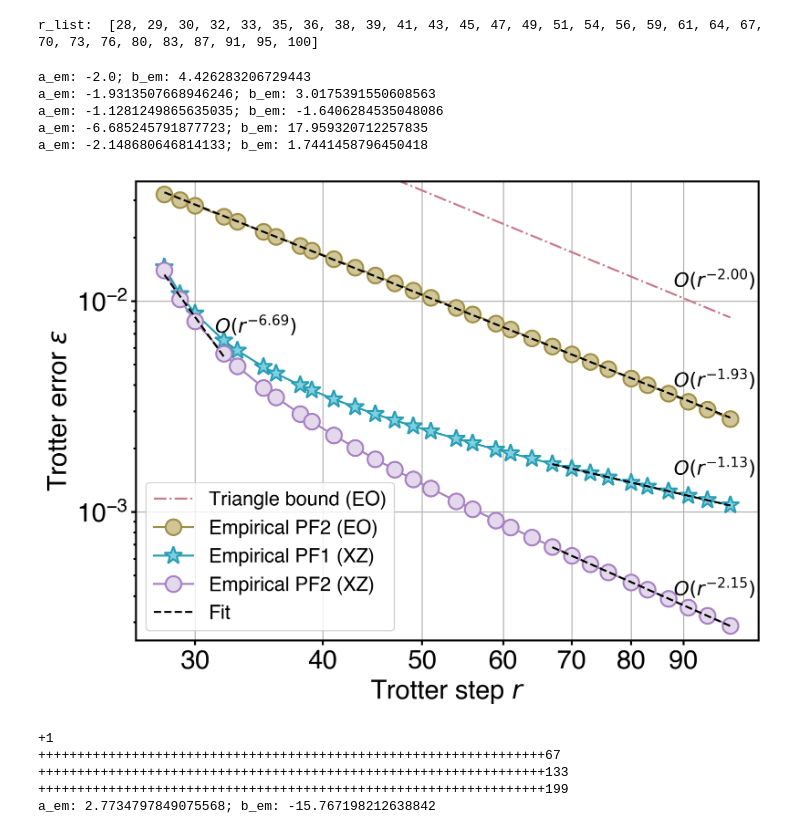
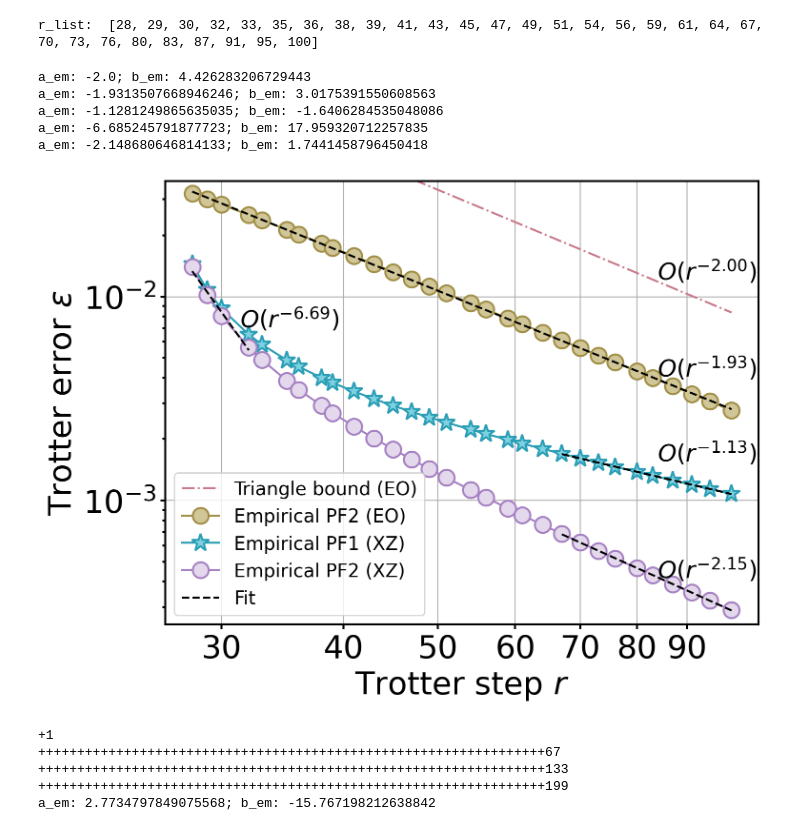
Before and after one commit to Jue-Xu/Interference-Trotter-Error, a Jupyter notebook: code/second_order.ipynb, the cells around one changed output. Saved outputs shown, nothing was run; the diff lists cells and outputs as text; code cells hidden in the pictures.

```diff
--- a/code/second_order.ipynb
+++ b/code/second_order.ipynb
@@ -55,29 +54,32 @@ for r in r_list:
 # %% [output]
 r_list:  [28, 29, 30, 32, 33, 35, 36, 38, 39, 41, 43, 45, 47, 49, 51, 54, 56, 59, 61, 64, 67, 70, 73, 76, 80, 83, 87, 91, 95, 100]
 # %%
+mpl.rcParams['lines.markersize'] = 12
+plt.rc('legend', fontsize=MEDIUM_SIZE-4)
+
 set_color_cycle(['#45A271FF', '#C87A8AFF', '#A29048FF', '#2A9EB5FF', '#A782C3FF'], 0.25)
 fig, ax = plt.subplots(1, 1)
-plot_fit(ax, r_list, data['bnd_eo2'], var='r', y_offset=1.4, x_offset=0.88, linewidth=0.01)
+plot_fit(ax, r_list, data['bnd_eo2'], var='r', y_offset=1.45, x_offset=0.84, linewidth=0.01)
 ax.plot(r_list, data['bnd_eo2'], '-.', label='Triangle bound (EO)')
 # ax.plot(r_list, data['bnd_xz2'], '--', label='Triangle bound (XZ)')
 # ax.plot(r_list, data['emp_eo1'], 'o-', label='Empirical PF1 (EO)')
 ax.plot(r_list, data['emp_eo2'], 'o-', label='Empirical PF2 (EO)')
 ax.plot(r_list, data['emp_xz1'], '*-', label='Empirical PF1 (XZ)', markersize=14)
 ax.plot(r_list, data['emp_xz2'], 'o-', label='Empirical PF2 (XZ)')
-plot_fit(ax, r_list, data['emp_eo2'], var='r', y_offset=1.4, x_offset=0.88)
-plot_fit(ax, r_list[-10:], data['emp_xz1'][-10:], var='r', y_offset=1.4, x_offset=0.88)
+plot_fit(ax, r_list, data['emp_eo2'], var='r', y_offset=1.45, x_offset=0.84)
+plot_fit(ax, r_list[-10:], data['emp_xz1'][-10:], var='r', y_offset=1.45, x_offset=0.84)
 plot_fit(ax, r_list[:4], data['emp_xz2'][:4], var='r', y_offset=1.3, x_offset=0.98)
-plot_fit(ax, r_list[-10:], data['emp_xz2'][-10:], label='Fit', var='r', y_offset=1.4, x_offset=0.88)
+plot_fit(ax, r_list[-10:], data['emp_xz2'][-10:], label='Fit', var='r', y_offset=1.45, x_offset=0.84)
 ax_set_text(ax, r'Trotter step $r$', r'Trotter error $\epsilon$', log='xy', xticks=[30,40,50,60,70,80,90], ylim=[min(data['emp_xz2']), max(data['emp_eo2'])])  # ax.set_ylim([3e-5, 5e-3])
 # ax.set_title(f'PF2, TFI (J={J}, h={h}), t={t}')
 fig.savefig(f'{fig_dir}/{prefix}_{suffix}_n={n}_t={t}.pdf')
 # %% [output]
 a_em: -2.0; b_em: 4.426283206729443
 a_em: -1.9313507668946246; b_em: 3.0175391550608563
 a_em: -1.1281249865635035; b_em: -1.6406284535048086
 a_em: -6.685245791877723; b_em: 17.959320712257835
 a_em: -2.148680646814133; b_em: 1.7441458796450418
-[figure, old version]
+[figure, new version]
 # %%
 n = 7
 r = 50
```
Also changed, not shown: parts of 1 cell of this notebook, 10 other files.
